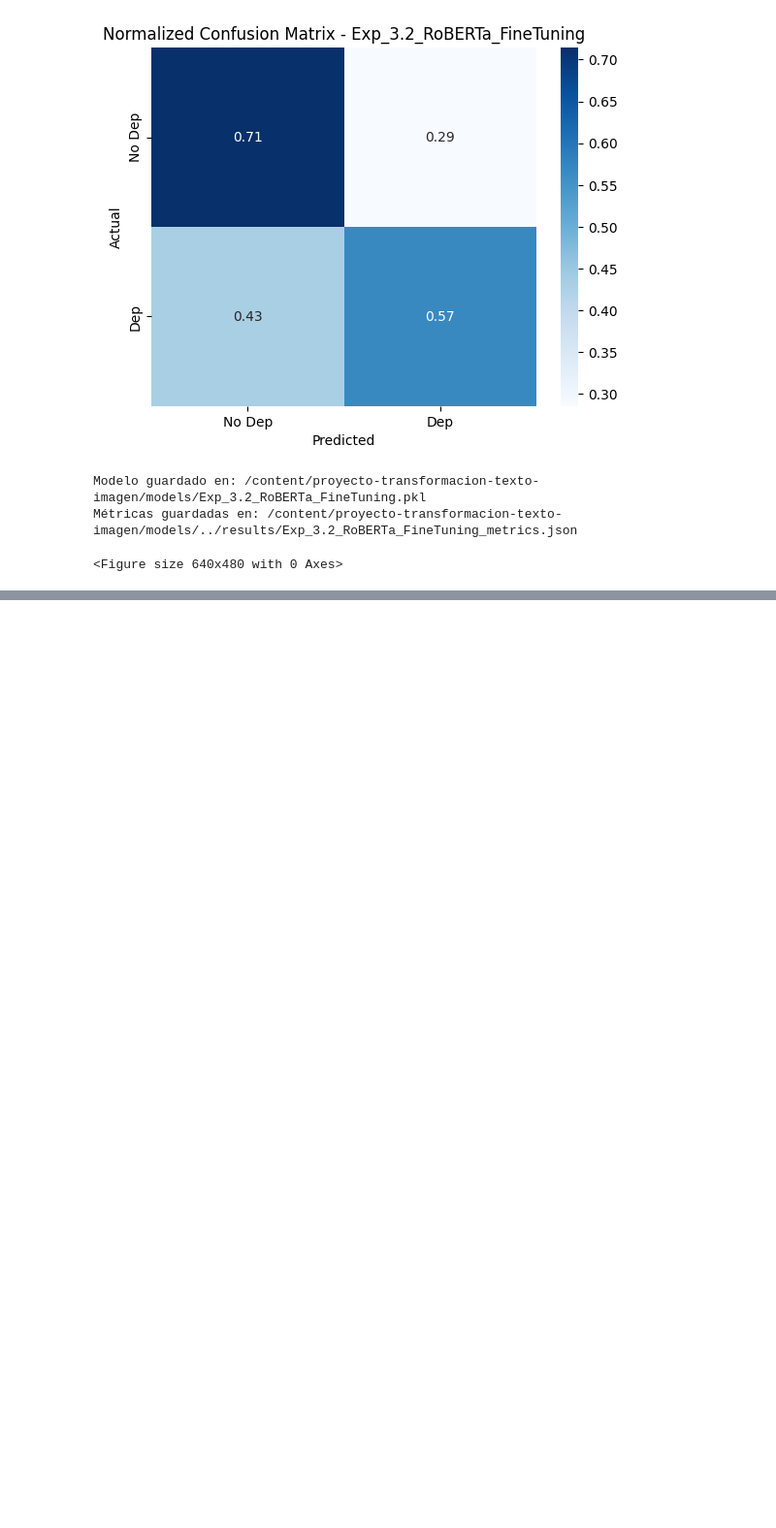
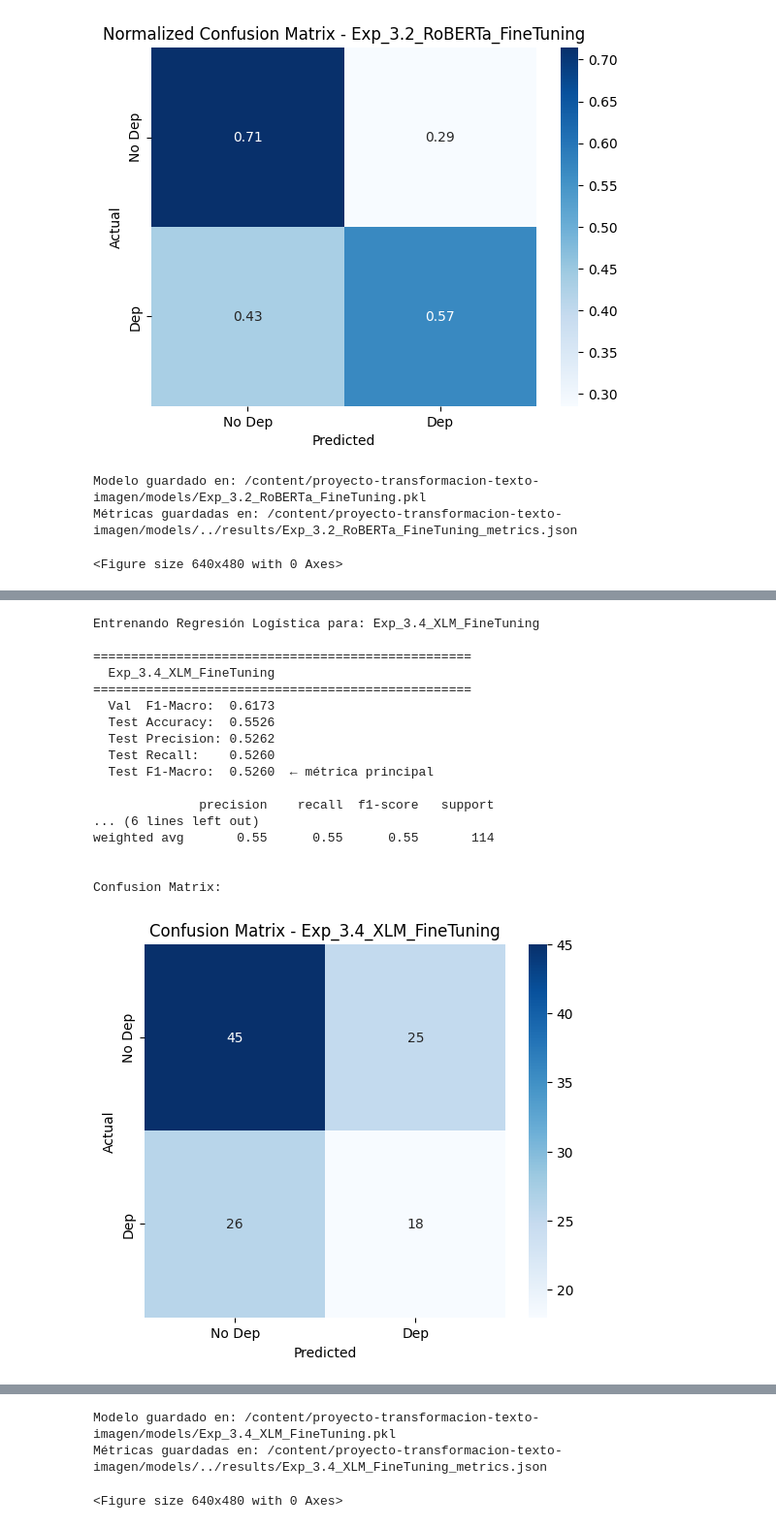
Before and after one commit to Santiago-Soria/proyecto-transformacion-texto-imagen, a Jupyter notebook: notebooks/2_run_experimentos_baseline.ipynb, the cells around one changed output, grey strips where cells are left out. Shown at 97% size. Saved outputs shown, nothing was run; the diff lists cells and outputs as text; code cells hidden in the pictures; blank space fills up the shorter version.

```diff
--- a/notebooks/2_run_experimentos_baseline.ipynb
+++ b/notebooks/2_run_experimentos_baseline.ipynb
@@ -688,16 +690,35 @@ Final Evaluation Metrics:
 # %%
 
 # Extraer embeddings del modelo fine-tuneado para PKL
 from transformers import AutoModelForSequenceClassification
-CKPT_34 = f'{PROJECT_ROOT}/models/checkpoints/bertin-project_bertin-roberta-base-spanish/checkpoint-228'
+CKPT_34 = f'{PROJECT_ROOT}/models/checkpoints/xlm-roberta-base/checkpoint-57'
 
 # Guardar tokenizer en checkpoint
 AutoTokenizer.from_pretrained(XLM).save_pretrained(CKPT_34)
 
 X_tr_34  = extraer_embeddings_finetuned(X_train_clean, CKPT_34)
 X_val_34 = extraer_embeddings_finetuned(X_val_clean,   CKPT_34)
 X_te_34  = extraer_embeddings_finetuned(X_test_clean,  CKPT_34)
 
 _, _, metrics_34 = train_logistic(
     X_tr_34, y_train, X_val_34, y_val,
     X_te_34, y_test, 'Exp_3.4_XLM_FineTuning', models_dir=models_dir)
+# %% [output]
+Entrenando Regresión Logística para: Exp_3.4_XLM_FineTuning
+
+==================================================
+  Exp_3.4_XLM_FineTuning
+==================================================
+  Val  F1-Macro:  0.6173
+  Test Accuracy:  0.5526
+  Test Precision: 0.5262
+  Test Recall:    0.5260
+  Test F1-Macro:  0.5260  ← métrica principal
+
+              precision    recall  f1-score   support
+... (6 lines left out)
+weighted avg       0.55      0.55      0.55       114
+
+
+Confusion Matrix:
+[figure, added]
@@ -704,3 +726,6 @@ _, _, metrics_34 = train_logistic(
+Modelo guardado en: /content/proyecto-transformacion-texto-imagen/models/Exp_3.4_XLM_FineTuning.pkl
+Métricas guardadas en: /content/proyecto-transformacion-texto-imagen/models/../results/Exp_3.4_XLM_FineTuning_metrics.json
+<Figure size 640x480 with 0 Axes>
 # %%
 # ==========================================
 # CELDA 7: Tabla comparativa final
```
Also changed, not shown: parts of 11 cells of this notebook.
